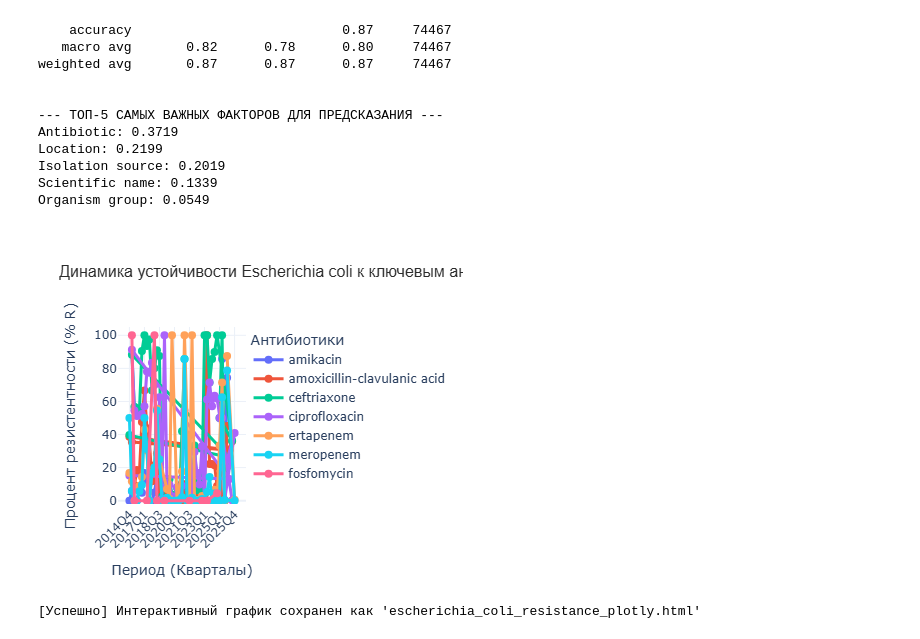
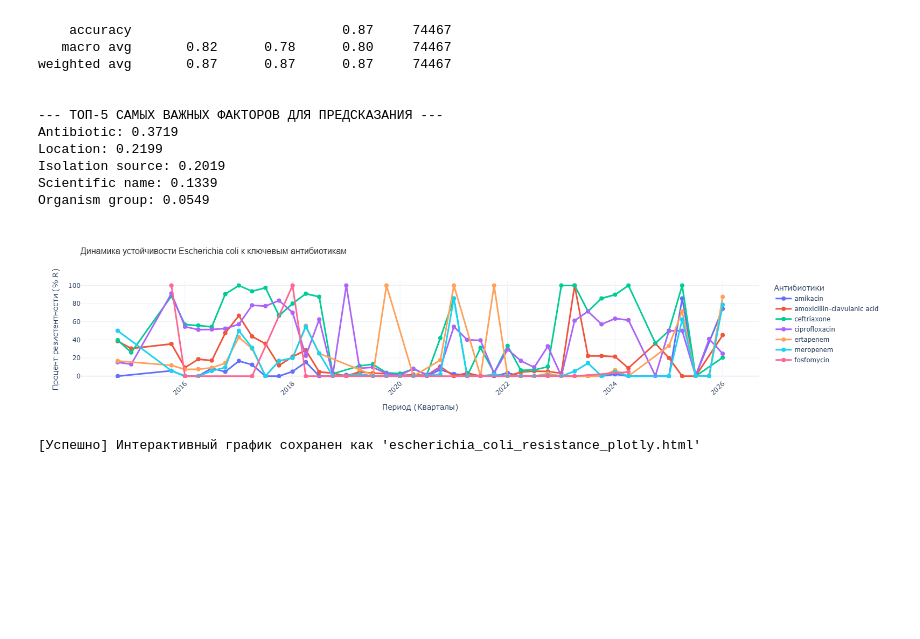
Before and after one commit to troiekurov-eng/Final_project_It_step_2026, a Jupyter notebook: Cleaning_data.ipynb, the cells around one changed output. Cells and saved outputs as stored; diff of their text form; code cells hidden in the pictures; blank space fills up the shorter version.

```diff
--- a/Cleaning_data.ipynb
+++ b/Cleaning_data.ipynb
@@ -819,7 +819,7 @@ trend_data_ec = (
 )
 
 # Переводим периоды в строковый формат для корректного отображения в Plotly
-trend_data_ec["Period"] = trend_data_ec["Period"].astype(str)
+trend_data_ec['Period'] = trend_data_ec['Period'].dt.to_timestamp()
 
 # Сортируем данные по периодам, чтобы линии на графике шли последовательно
 trend_data_ec = trend_data_ec.sort_values("Period")
@@ -850,34 +850,34 @@ fig_ec.update_layout(
         -2,
         105,
     ],  # Ограничиваем ось Y от 0 до 100 (с небольшим запасом для красоты)
     template="plotly_white",  # Чистый белый фон с аккуратной сеткой
     hovermode="x unified",  # При наведении показывает данные всех антибиотиков сразу
     legend=dict(
         title_text="Антибиотики",
         yanchor="top",
         y=1,
         xanchor="left",
         x=1.02,  # Убираем легенду вправо, чтобы она не мешала графику
     ),
 )
 
 # Настройка самих линий (толщина и размер точек)
 fig_ec.update_traces(
     line_width=3,
     marker_size=8,
     hovertemplate="%{y:.1f}%",  # Округляем процент в подсказке до 1 знака после запятой
 )
 
 # Показ графика
 fig_ec.show()
 
 # Сохранение в интерактивный HTML файл
 fig_ec.write_html("escherichia_coli_resistance_plotly.html")
 print(
     "[Успешно] Интерактивный график сохранен как 'escherichia_coli_resistance_plotly.html'"
 )
 # %% [output]
-[figure, old version]
+[figure, new version]
 [Успешно] Интерактивный график сохранен как 'escherichia_coli_resistance_plotly.html'
 # %%
 # 2. ФИЛЬТРАЦИЯ ПО КОНКРЕТНОЙ БАКТЕРИИ
```
Also changed, not shown: parts of 4 cells of this notebook.
